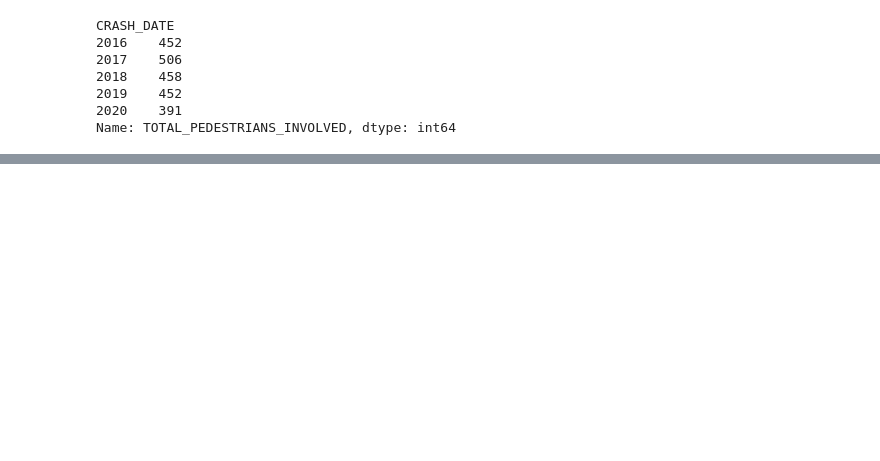
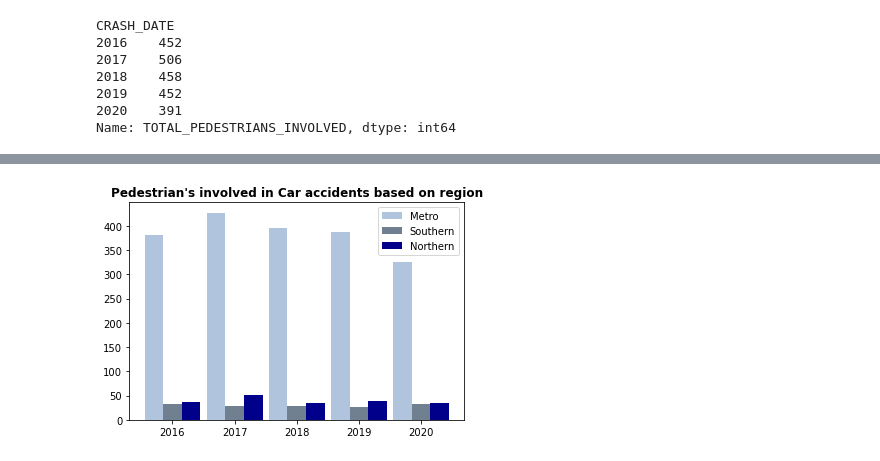
Before and after one commit to CMac-code/Project_Shark, a Jupyter notebook: car.ipynb, the cells around one changed output, grey strips where cells are left out. Saved outputs shown, nothing was run; the diff lists cells and outputs as text; code cells hidden in the pictures; blank space fills up the shorter version.

```diff
--- a/car.ipynb
+++ b/car.ipynb
@@ -130,0 +165,22 @@ pedestrian_df.head()
+# %%
+
+w = 0.3
+x= bar_result.index
+Metro=bar_result["Metro"]
+Southern=bar_result["Southern"]
+Northern=bar_result["Northern"]
+
+bar1=np.arange(len(x))
+bar2=[i+w for i in bar1]
+bar3=[i+w for i in bar2]
+
+plt.bar(bar1,Metro,w,label="Metro", color="lightsteelblue")
+plt.bar(bar2,Southern,w,label="Southern",color="slategray")
+plt.bar(bar3,Northern,w,label="Northern", color="darkblue")
+plt.xticks(bar1+w,[2016, 2017, 2018, 2019, 2020])
+plt.legend(loc='best')
+plt.title("Pedestrian's involved in Car accidents based on region", fontweight='bold')
+plt.savefig("pedestrian accidents by region.png")
+plt.show()
+# %% [output]
+[figure, added]
```
Also changed, not shown: parts of 9 cells of this notebook, 3 other files.
